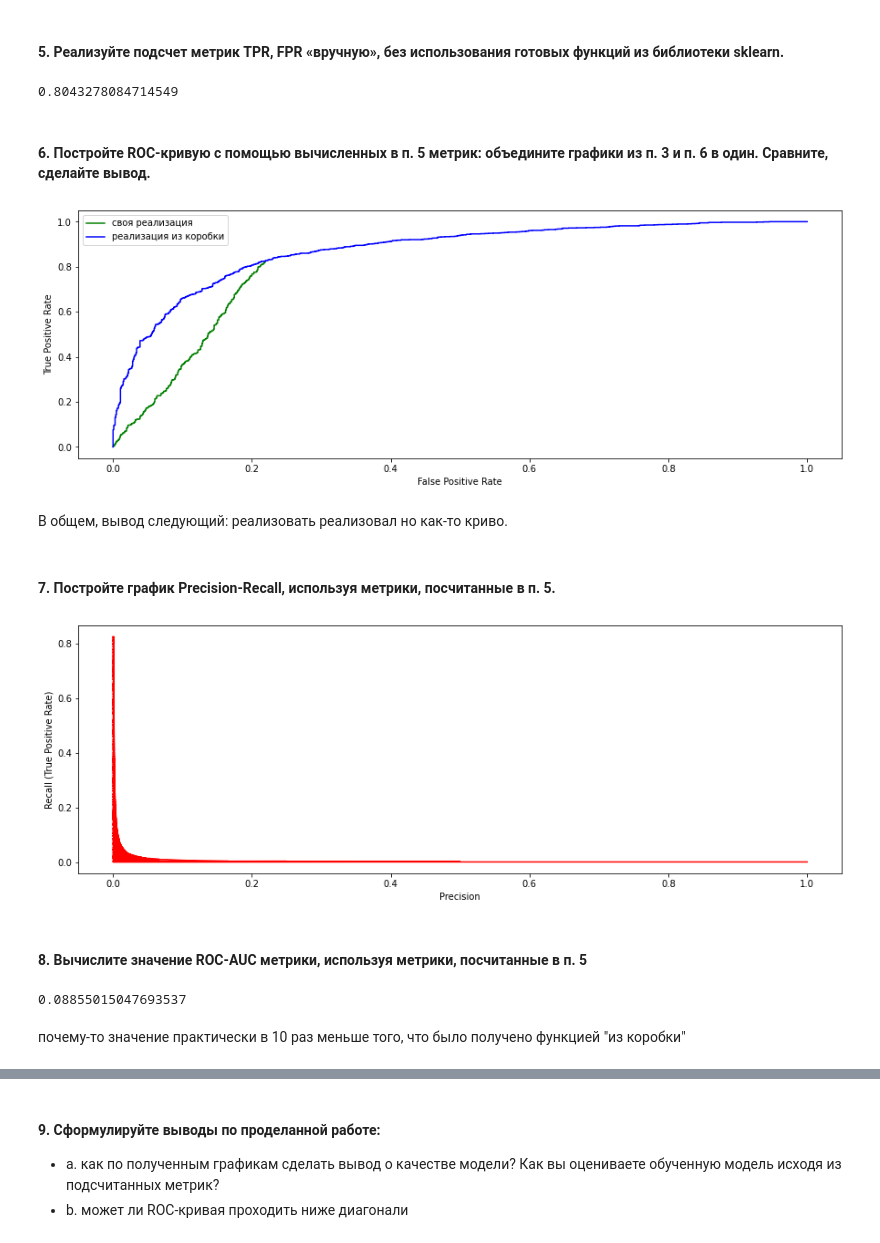
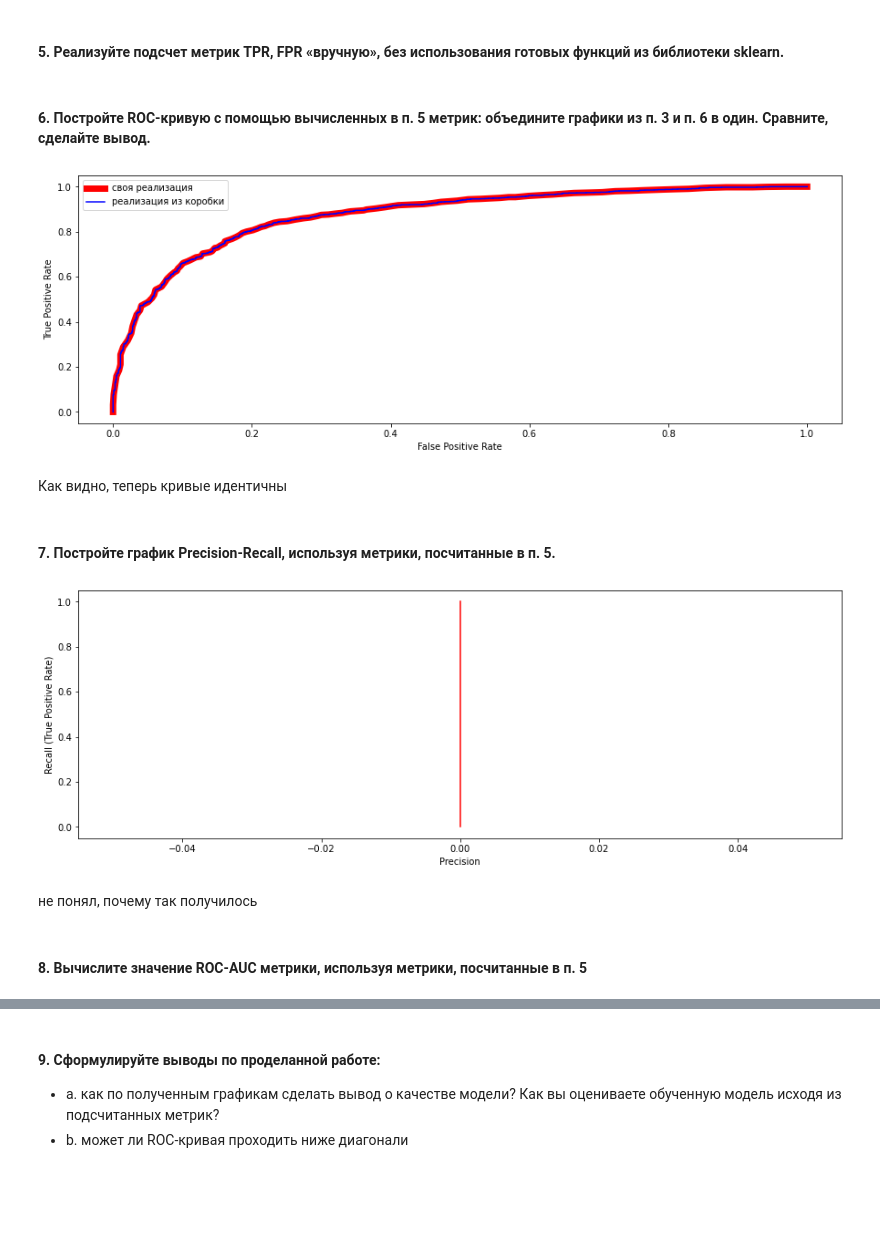
Before and after one commit to Tumeneff/pyda-5-hw-1, a Jupyter notebook: Model_accuracy_HW.ipynb, the cells around one changed output, grey strips where cells are left out. Drawn from its saved outputs; the diff is of its cells as text; code cells hidden in the pictures; blank space fills up the shorter version.

```diff
--- a/Model_accuracy_HW.ipynb
+++ b/Model_accuracy_HW.ipynb
@@ -216,40 +206,30 @@ for predicted_prob, actual in zip( predictions[:, 1], y_test ):
     precision.append(actual/(tp+fp))
-# %%
-accuracy = (tp + tn) / (tp + fp + fn + tn)
-accuracy # Совпадает со значением model.score
-# %% [output]
-0.8043278084714549
 # %% [markdown]
 #### 6. Постройте ROC-кривую с помощью вычисленных в п. 5 метрик: объедините графики из п. 3 и п. 6 в один. Сравните, сделайте вывод.
 # %%
-# plt.plot()
-plt.plot(fpr_list,tpr_list, label = 'своя реализация', c='g' )
+plt.plot(fprate,tprate, label = 'своя реализация', c='r', linewidth=7.0)
 plt.plot(fpr,tpr, label = 'реализация из коробки', c='b' )
 plt.xlabel('False Positive Rate')
 plt.ylabel('True Positive Rate')
 plt.legend( loc = 0 )
 plt.show()
 # %% [output]
-[figure, old version]
+[figure, new version]
-# %% [markdown]
-В общем, вывод следующий: реализовать реализовал но как-то криво.
+# %% [markdown]
+Как видно, теперь кривые идентичны
 # %% [markdown]
 #### 7. Постройте график Precision-Recall, используя метрики, посчитанные в п. 5.
 # %%
-plt.plot(precision,tpr_list, c='r' )
+plt.plot(precision1,tprate, c='r' )
 plt.xlabel('Precision')
 plt.ylabel('Recall (True Positive Rate)')
 
 plt.show()
 # %% [output]
-[figure, old version]
+[figure, new version]
+# %% [markdown]
+не понял, почему так получилось
 # %% [markdown]
 #### 8. Вычислите значение ROC-AUC метрики, используя метрики, посчитанные в п. 5
 # %%
 from sklearn.metrics import auc
-# %%
-auc( fpr_list, tpr_list )
-# %% [output]
-0.08855015047693537
-# %% [markdown]
-почему-то значение практически в 10 раз меньше того, что было получено функцией "из коробки"
```
Also changed, not shown: parts of 5 cells of this notebook.
